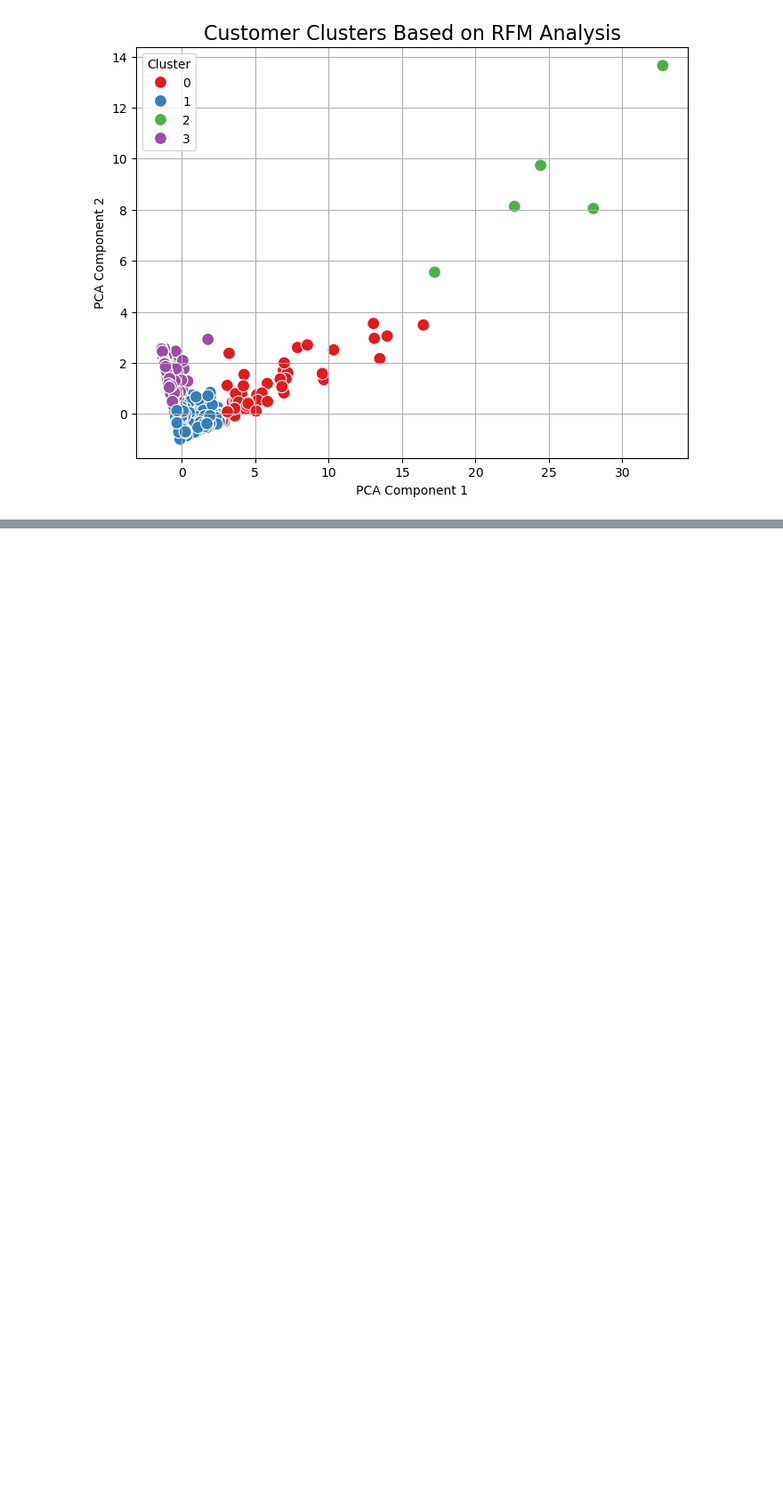
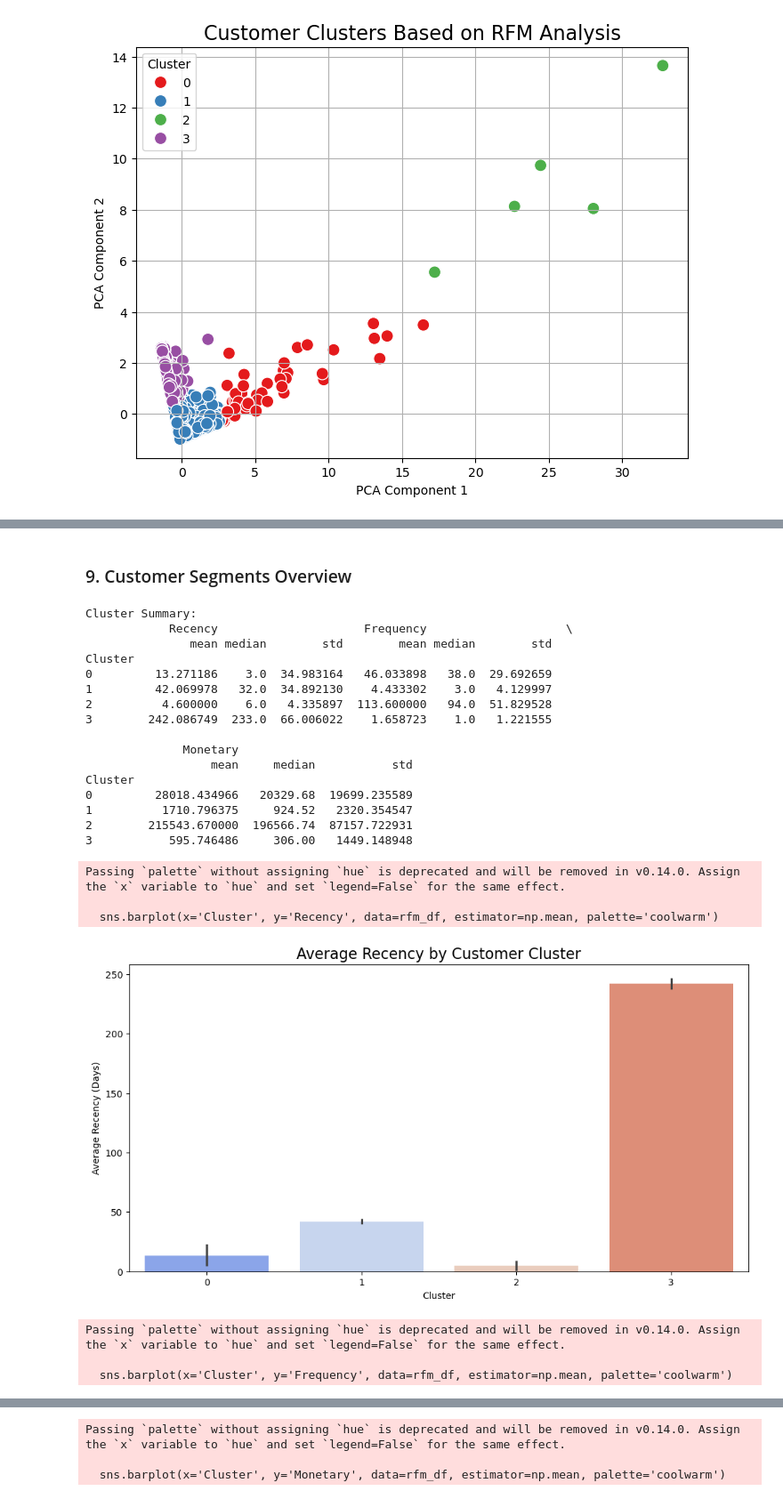
Before and after one commit to MiltonGreat/Online-Retail, a Jupyter notebook: Customer Segmentation.ipynb, the cells around one changed output, grey strips where cells are left out. Shown at 89% size. Cells and saved outputs as stored; diff of their text form; code cells hidden in the pictures; blank space fills up the shorter version.

```diff
--- a/Customer Segmentation.ipynb
+++ b/Customer Segmentation.ipynb
@@ -163,0 +327,54 @@ Name: count, dtype: int64
+# %% [markdown]
+### 9. Customer Segments Overview
+# %%
+# Cluster Analysis Summary
+cluster_summary = rfm_df.groupby('Cluster').agg({
+    'Recency': ['mean', 'median', 'std'],
+    'Frequency': ['mean', 'median', 'std'],
+    'Monetary': ['mean', 'median', 'std']
+})
+print("\nCluster Summary:")
+print(cluster_summary)
+
+# Visualizing Cluster Profiles
+plt.figure(figsize=(12, 6))
+sns.barplot(x='Cluster', y='Recency', data=rfm_df, estimator=np.mean, palette='coolwarm')
+plt.title('Average Recency by Customer Cluster', fontsize=16)
+plt.ylabel('Average Recency (Days)')
+plt.show()
+
+plt.figure(figsize=(12, 6))
+sns.barplot(x='Cluster', y='Frequency', data=rfm_df, estimator=np.mean, palette='coolwarm')
+plt.title('Average Frequency by Customer Cluster', fontsize=16)
+plt.ylabel('Average Frequency (Purchases)')
+plt.show()
+
+plt.figure(figsize=(12, 6))
+sns.barplot(x='Cluster', y='Monetary', data=rfm_df, estimator=np.mean, palette='coolwarm')
+plt.title('Average Monetary Spend by Customer Cluster', fontsize=16)
+plt.ylabel('Average Monetary Spend (£)')
+plt.show()
+# %% [output]
+Cluster Summary:
+            Recency                     Frequency                    \
+               mean median        std        mean median        std
+Cluster
+0         13.271186    3.0  34.983164   46.033898   38.0  29.692659
+1         42.069978   32.0  34.892130    4.433302    3.0   4.129997
+2          4.600000    6.0   4.335897  113.600000   94.0  51.829528
+3        242.086749  233.0  66.006022    1.658723    1.0   1.221555
+
+              Monetary
+                  mean     median           std
+Cluster
+0         28018.434966   20329.68  19699.235589
+1          1710.796375     924.52   2320.354547
+2        215543.670000  196566.74  87157.722931
+3           595.746486     306.00   1449.148948
+Passing `palette` without assigning `hue` is deprecated and will be removed in v0.14.0. Assign the `x` variable to `hue` and set `legend=False` for the same effect.
+
+  sns.barplot(x='Cluster', y='Recency', data=rfm_df, estimator=np.mean, palette='coolwarm')
+[figure, added]
+Passing `palette` without assigning `hue` is deprecated and will be removed in v0.14.0. Assign the `x` variable to `hue` and set `legend=False` for the same effect.
+
+  sns.barplot(x='Cluster', y='Frequency', data=rfm_df, estimator=np.mean, palette='coolwarm')
@@ -163,0 +382,3 @@ Name: count, dtype: int64
+Passing `palette` without assigning `hue` is deprecated and will be removed in v0.14.0. Assign the `x` variable to `hue` and set `legend=False` for the same effect.
+
+  sns.barplot(x='Cluster', y='Monetary', data=rfm_df, estimator=np.mean, palette='coolwarm')
```
Also changed, not shown: parts of 47 cells of this notebook.
